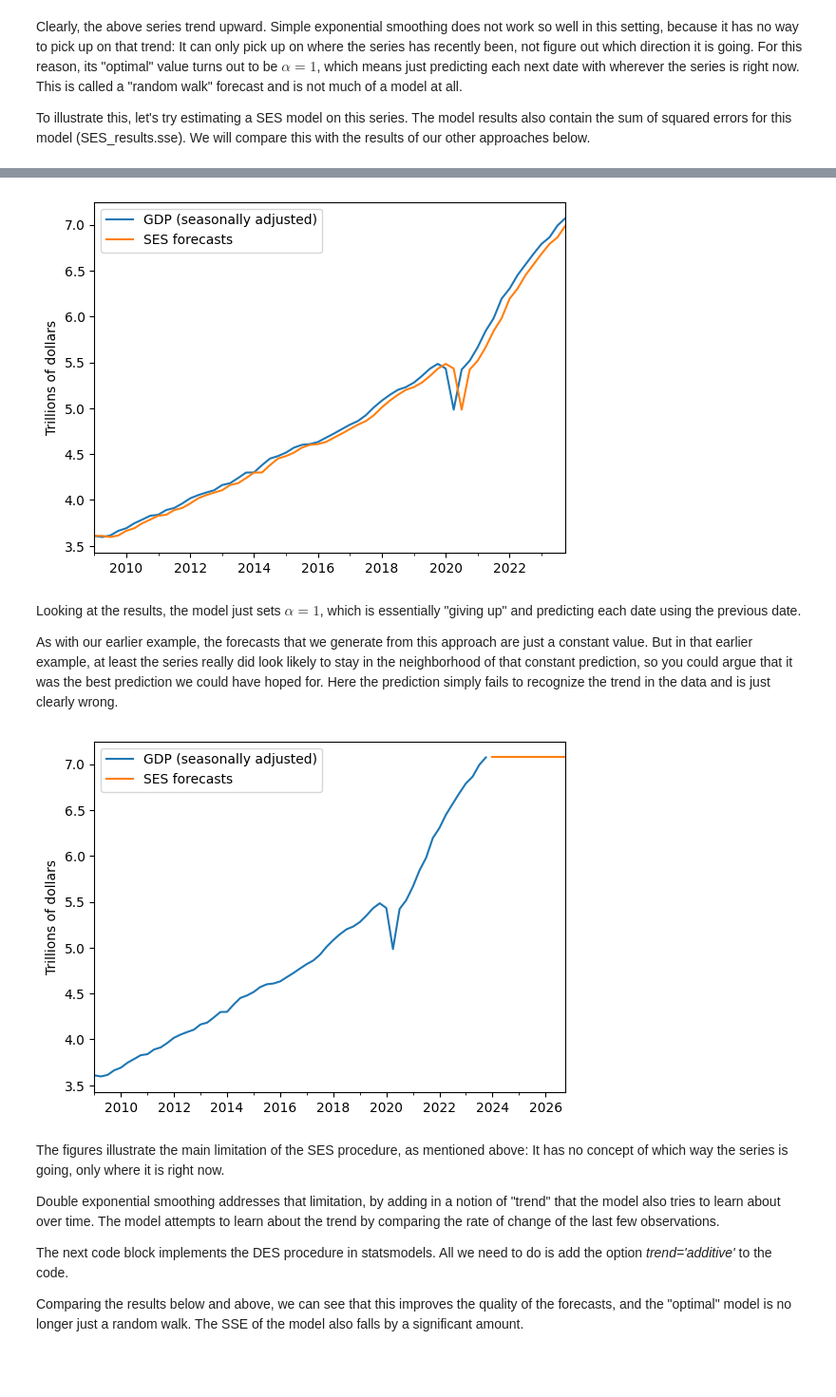
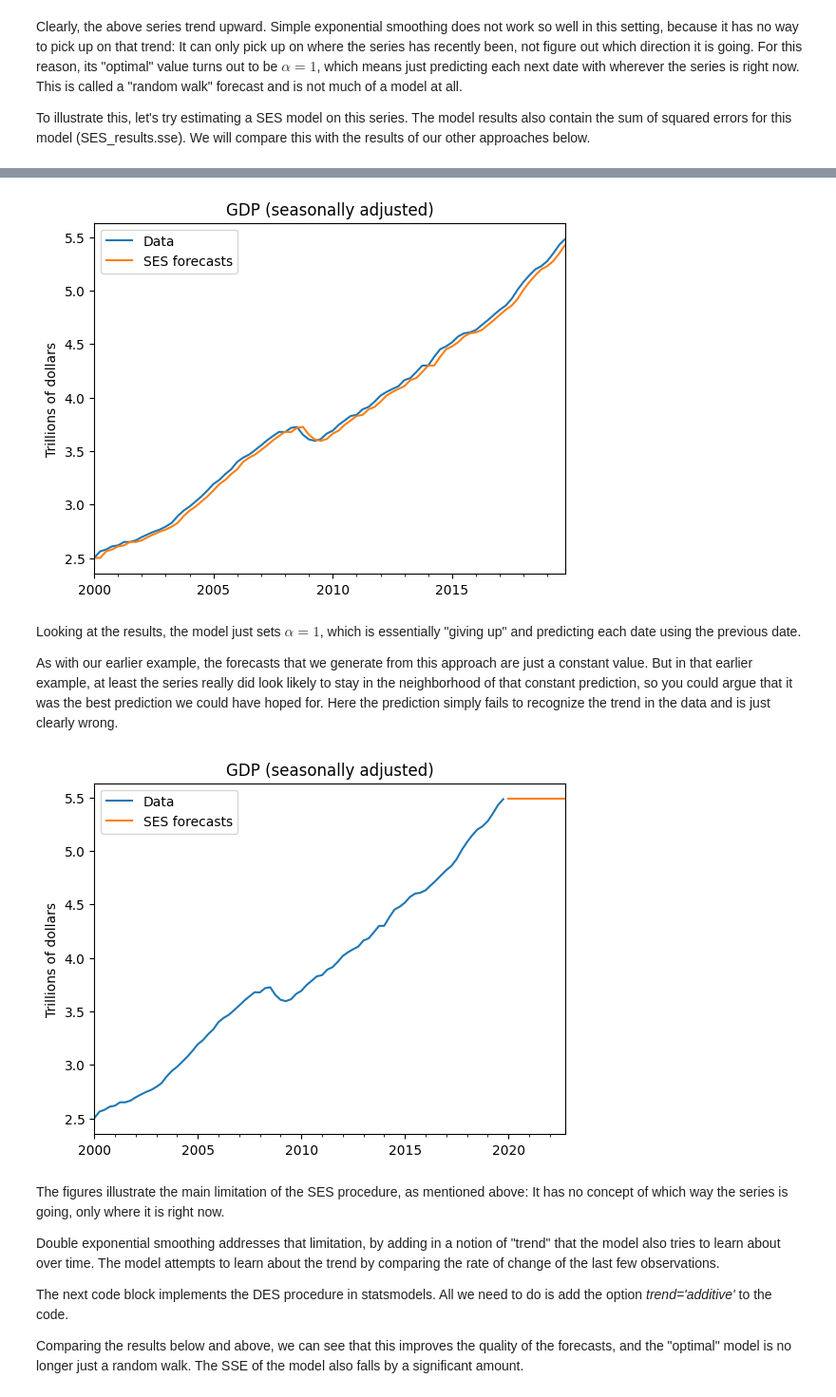
Before and after one commit to wgjm1986/FIN657, a Jupyter notebook: Week 2 - Exponential smoothing/Exponential smoothing.ipynb, the cells around one changed output, grey strips where cells are left out. Shown at 95% size. Saved outputs shown, nothing was run; the diff lists cells and outputs as text; code cells hidden in the pictures; blank space fills up the shorter version.

```diff
--- a/Week 2 - Exponential smoothing/Exponential smoothing.ipynb
+++ b/Week 2 - Exponential smoothing/Exponential smoothing.ipynb
@@ -99,0 +34,7 @@ SES_results.params
+# %%
+GDP = fredapi.Fred(api_key=Fred_API_key_string).get_series('GDP' ,
+    observation_start = '2000-01-01', observation_end = '2019-12-31',
+    frequency='q', aggregation_method = 'eop').resample('QE').first()
+GDP = GDP / 1000
+GDP = GDP / 4
+GDP.plot(title="GDP (seasonally adjusted, not annualized)",ylabel="Trillions of dollars");
@@ -163,8 +151,3 @@ And to compare better with the non-adjusted data in the next section, we will al
 # %%
-GDP = fredapi.Fred(api_key=Fred_API_key_string).get_series('GDP' ,
-    observation_start = '2009-01-01', observation_end = '2023-12-31',
-    frequency='q', aggregation_method = 'eop').resample('QE').first()
-GDP = GDP / 1000
-GDP = GDP / 4
-GDP.plot(legend=True,label="GDP (seasonally adjusted, not annualized)",ylabel="Trillions of dollars");
+GDP.plot(title="GDP (seasonally adjusted, not annualized)",ylabel="Trillions of dollars");
 # %% [output]
@@ -175,8 +158,8 @@ Clearly, the above series trend upward. Simple exponential smoothing does not wo
 To illustrate this, let's try estimating a SES model on this series. The model results also contain the sum of squared errors for this model (SES_results.sse). We will compare this with the results of our other approaches below.
 # %%
 SES_results = ExponentialSmoothing(GDP,trend=None,seasonal=None).fit()
-GDP.plot(legend=True,label="GDP (seasonally adjusted)",ylabel="Trillions of dollars")
+GDP.plot(legend=True,label="Data",ylabel="Trillions of dollars",title="GDP (seasonally adjusted)")
 SES_results.fittedvalues.plot(legend=True,label="SES forecasts")
-print("SSE: " + '%6.5f' % SES_results.sse)
-print("Optimal alpha: " + '%6.5f' % SES_results.params['smoothing_level'])
+print(f"SSE: {SES_results.sse : 6.5f}")
+print(f"Optimal alpha: {SES_results.params['smoothing_level'] : 6.5f}")
 # %% [output]
@@ -185,14 +168,16 @@ Optimal alpha: 1.00000
-[figure, old version]
+[figure, new version]
 # %% [markdown]
 Looking at the results, the model just sets $\alpha=1$, which is essentially "giving up" and predicting each date using the previous date.
 
 As with our earlier example, the forecasts that we generate from this approach are just a constant value. But in that earlier example, at least the series really did look likely to stay in the neighborhood of that constant prediction, so you could argue that it was the best prediction we could have hoped for. Here the prediction simply fails to recognize the trend in the data and is just clearly wrong.
 # %%
 SES_results_OOS = SES_results.forecast(12)
-GDP.plot(legend=True,label="GDP (seasonally adjusted)",ylabel="Trillions of dollars");
+GDP.plot(legend=True,label="Data",
+         ylabel="Trillions of dollars",
+        title="GDP (seasonally adjusted)");
 SES_results_OOS.plot(legend=True,label="SES forecasts");
 # %% [output]
-[figure, old version]
+[figure, new version]
 # %% [markdown]
 The figures illustrate the main limitation of the SES procedure, as mentioned above: It has no concept of which way the series is going, only where it is right now.
 
```
Also changed, not shown: parts of 65 cells of this notebook, 14 other files.
